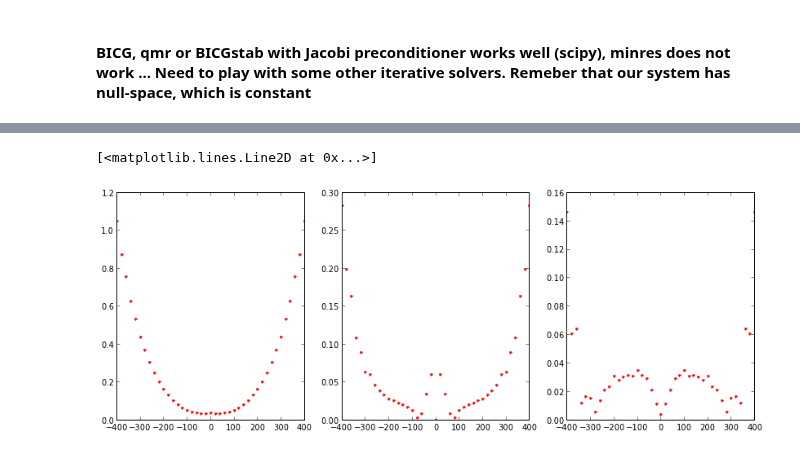
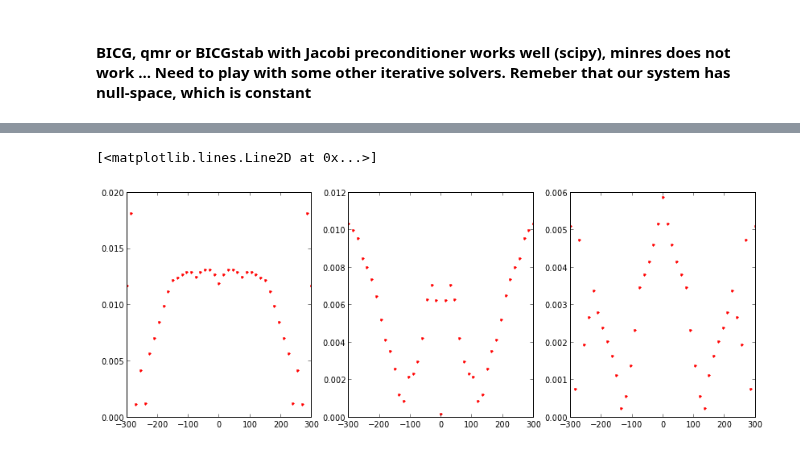
Before and after one commit to simpeg/simpeg, a Jupyter notebook: simpegPF/notebooks/MagForward_secondary.ipynb, the cells around one changed output, grey strips where cells are left out. Cells and saved outputs as stored; diff of their text form; code cells hidden in the pictures.

```diff
--- a/simpegPF/notebooks/MagForward_secondary.ipynb
+++ b/simpegPF/notebooks/MagForward_secondary.ipynb
@@ -48,6 +29,6 @@ chibkg = 0.
 chiblk = 0.01
 chi = np.ones(M3.nC)*chibkg
 # %%
-sph_ind = spheremodel(M3, 0, 0, 0, 100)
+sph_ind = spheremodel(M3, 0., 0., 0., 100)
 chi[sph_ind] = chiblk
 mu = (1.+chi)*mu0
@@ -63 +43,3 @@ mom = 1/mu0*gamma*V/(1+gamma/3)
+# %%
+Bbc = CongruousMagBC(M3, np.array([Box, Boy, Boz]), chi)
 # %%
@@ -107,7 +87,7 @@ Div = Mc*Dface*Pin.T*Pin
 MfmuI = Utils.sdiag(1/M3.getFaceInnerProduct(mu = 1/mu).diagonal())
 Mfmu0 = 1/mu0*M3.getFaceInnerProduct()
 A = -Div*MfmuI*Div.T
-rhs = -Div*MfmuI*Mfmu0*B0 + Div*B0 - Mc*Dface*Pout.T*Bbc[ind]
+rhs = -Div*MfmuI*Mfmu0*B0 + Div*B0 - Mc*Dface*Pout.T*Bbc
 # %%
 print MfmuI.shape, Div.T.shape
 # %% [output]
@@ -197,6 +178,6 @@ $$H_{x2} = H_0\frac{3\mu_1}{\mu_2+2\mu_1}$$
 # %%
-xr = np.linspace(-400, 400, 41)
-yr = np.linspace(-400, 400, 41)
+xr = np.linspace(-300, 300, 41)
+yr = np.linspace(-300, 300, 41)
 X, Y = np.meshgrid(xr, yr)
 Z = np.ones((size(xr), size(yr)))*150
 # %%
@@ -254,11 +235,11 @@ print X[1,id]
 # %%
 fig, axes = subplots(1,3, figsize=(14,5))
 epsx = np.linalg.norm(Utils.mkvc(Bxr))*1e-6
 epsy = np.linalg.norm(Utils.mkvc(Byr))*1e-6
 epsz = np.linalg.norm(Utils.mkvc(Bzr))*1e-6
-axes[0].plot(Y[:,id], abs((Bxr[:,id]-Bxra[:,id])/(Bxra[:,id]+epsx)), 'r.')
-axes[1].plot(Y[:,id], abs((Byr[:,id]-Byra[:,id])/(Byra[:,id]+epsy)), 'r.')
-axes[2].plot(Y[:,id], abs((Bzr[:,id]-Bzra[:,id])/(Bzra[:,id]+epsz)), 'r.')
+axes[0].plot(Y[:,1], abs((Bxtter[:,1]-Bxra[:,1])/(Bxra[:,1]+epsx)), 'r.')
+axes[1].plot(Y[:,1], abs((Byr[:,1]-Byra[:,1])/(Byra[:,1]+epsy)), 'r.')
+axes[2].plot(Y[:,1], abs((Bzr[:,1]-Bzra[:,1])/(Bzra[:,1]+epsz)), 'r.')
 # %% [output]
 [<matplotlib.lines.Line2D at 0x...>]
-[figure, old version]
+[figure, new version]
```
Also changed, not shown: parts of 28 cells of this notebook, 2 other files.
